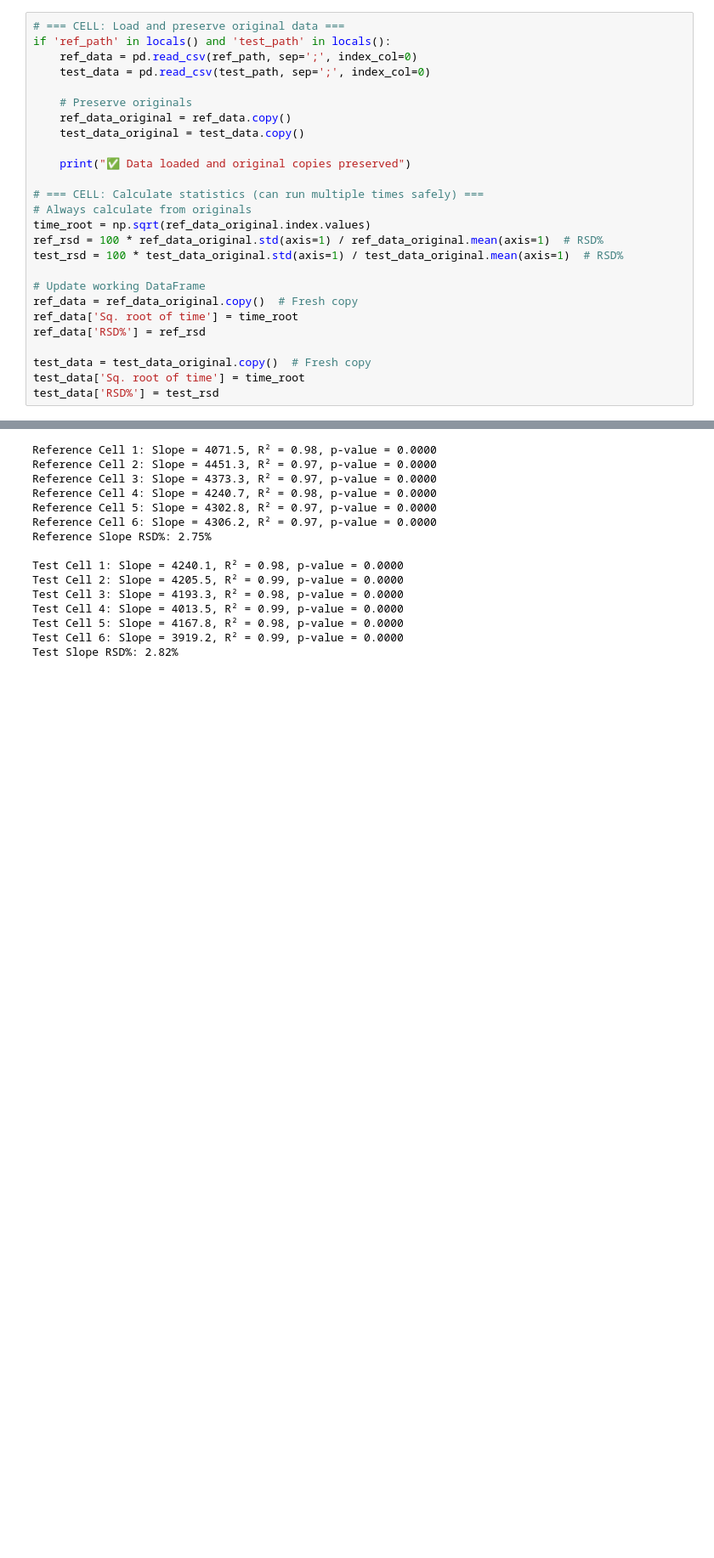
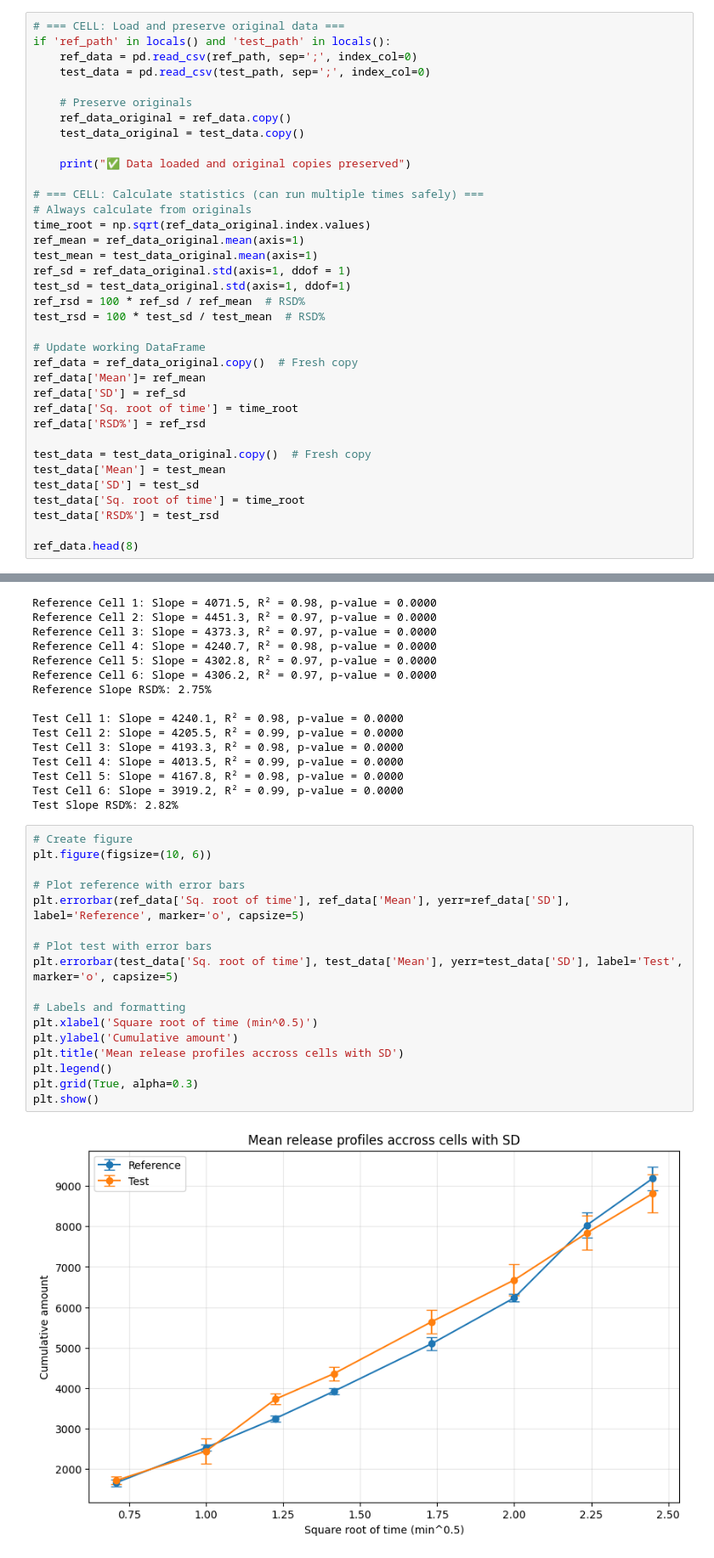
Before and after one commit to jlcunff/Data-analysis, a Jupyter notebook: IVRT/equivalence.ipynb, the cells around one changed output, grey strips where cells are left out. Shown at 85% size. Saved outputs shown, nothing was run; the diff lists cells and outputs as text; blank space fills up the shorter version.

```diff
--- a/IVRT/equivalence.ipynb
+++ b/IVRT/equivalence.ipynb
@@ -115,16 +115,26 @@ if 'ref_path' in locals() and 'test_path' in locals():
 # === CELL: Calculate statistics (can run multiple times safely) ===
 # Always calculate from originals
 time_root = np.sqrt(ref_data_original.index.values)
-ref_rsd = 100 * ref_data_original.std(axis=1) / ref_data_original.mean(axis=1)  # RSD%
-test_rsd = 100 * test_data_original.std(axis=1) / test_data_original.mean(axis=1)  # RSD%
+ref_mean = ref_data_original.mean(axis=1)
+test_mean = test_data_original.mean(axis=1)
+ref_sd = ref_data_original.std(axis=1, ddof = 1)
+test_sd = test_data_original.std(axis=1, ddof=1)
+ref_rsd = 100 * ref_sd / ref_mean  # RSD%
+test_rsd = 100 * test_sd / test_mean  # RSD%
 
 # Update working DataFrame
 ref_data = ref_data_original.copy()  # Fresh copy
+ref_data['Mean']= ref_mean
+ref_data['SD'] = ref_sd
 ref_data['Sq. root of time'] = time_root
 ref_data['RSD%'] = ref_rsd
 
 test_data = test_data_original.copy()  # Fresh copy
+test_data['Mean'] = test_mean
+test_data['SD'] = test_sd
 test_data['Sq. root of time'] = time_root
 test_data['RSD%'] = test_rsd
+
+ref_data.head(8)
 # %% [output]
 ✅ Data loaded and original copies preserved
@@ -173,6 +193,25 @@ Test Cell 4: Slope = 4013.5, R² = 0.99, p-value = 0.0000
 Test Cell 5: Slope = 4167.8, R² = 0.98, p-value = 0.0000
 Test Cell 6: Slope = 3919.2, R² = 0.99, p-value = 0.0000
 Test Slope RSD%: 2.82%
+# %%
+# Create figure
+plt.figure(figsize=(10, 6))
+
+# Plot reference with error bars
+plt.errorbar(ref_data['Sq. root of time'], ref_data['Mean'], yerr=ref_data['SD'], label='Reference', marker='o', capsize=5)
+
+# Plot test with error bars
+plt.errorbar(test_data['Sq. root of time'], test_data['Mean'], yerr=test_data['SD'], label='Test', marker='o', capsize=5)
+
+# Labels and formatting
+plt.xlabel('Square root of time (min^0.5)')
+plt.ylabel('Cumulative amount')
+plt.title('Mean release profiles accross cells with SD')
+plt.legend()
+plt.grid(True, alpha=0.3)
+plt.show()
+# %% [output]
+[figure, added]
 # %%
 # Extract the last row of the original data (cumulative amount at last time point)
 time_points = len(ref_data_original.index.tolist())-1  # Last row index starting with 0
```
Also changed, not shown: parts of 5 cells of this notebook.
